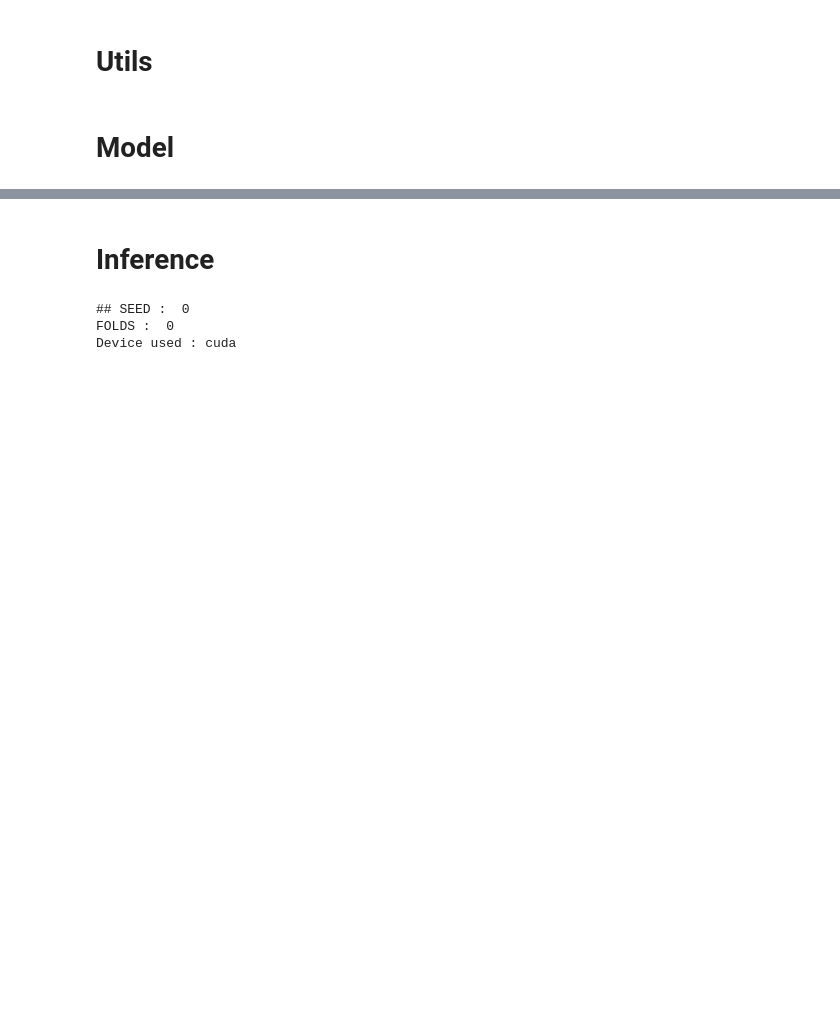
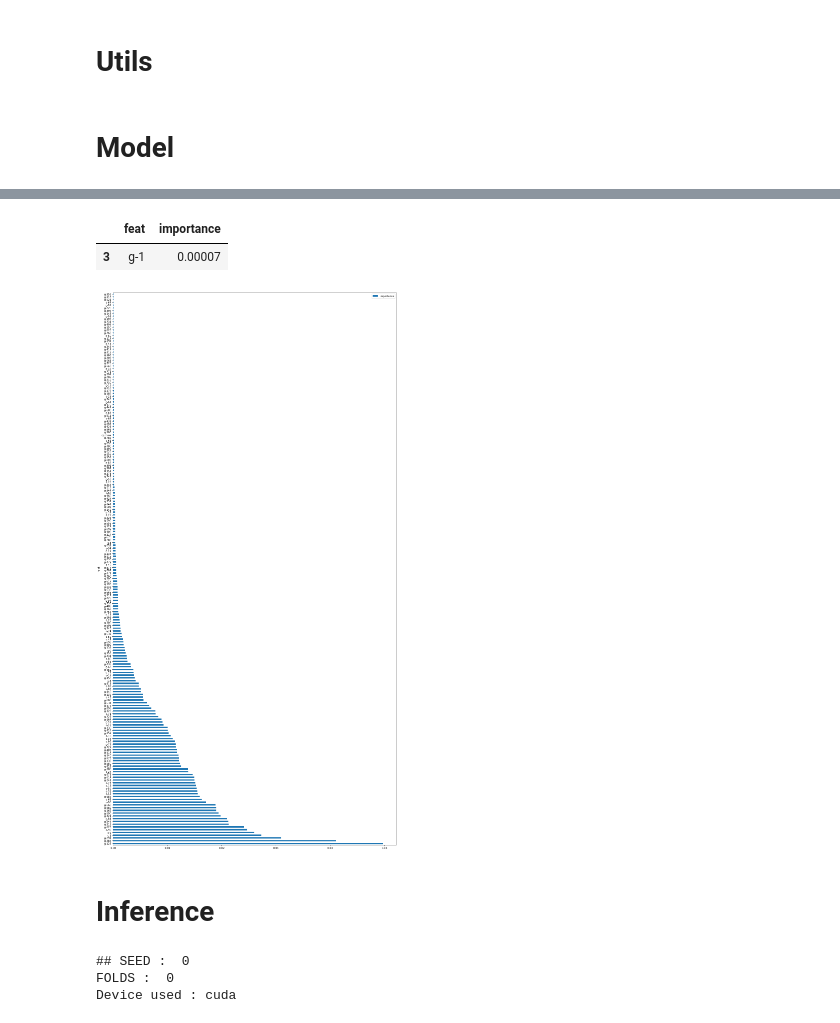
Before and after one commit to tdenimal/moa_kaggle, a Jupyter notebook: notebooks/playground.ipynb, the cells around one changed output, grey strips where cells are left out. Saved outputs shown, nothing was run; the diff lists cells and outputs as text; code cells hidden in the pictures; blank space fills up the shorter version.

```diff
--- a/notebooks/playground.ipynb
+++ b/notebooks/playground.ipynb
@@ -89,0 +180,16 @@ NameError: name 'clus_c' is not defined
+# %%
+# Rankgauss preprocessing
+from sklearn.preprocessing import QuantileTransformer
+
+#RankGauss
+
+for col in (c_cols + g_cols):
+
+    transformer = QuantileTransformer(n_quantiles=100, random_state=0, output_distribution="normal")
+    vec_len = len(train_features[col].values)
+    vec_len_test = len(test_features[col].values)
+    raw_vec = train_features[col].values.reshape(vec_len, 1)
+    transformer.fit(raw_vec)
+
+    train_features[col] = transformer.transform(raw_vec).reshape(1, vec_len)[0]
+    test_features[col] = transformer.transform(test_features[col].values.reshape(vec_len_test, 1)).reshape(1, vec_len_test)[0]
@@ -989,8 +1121,18 @@ if cfg.strategy == "KFOLD":
                                     scheduler_fn=torch.optim.lr_scheduler.MultiStepLR)
             #'sparsemax'
 
-            model.fit(X_train=X_train, y_train=y_train, X_valid=X_val, y_valid=y_val,max_epochs=cfg.EPOCHS, patience=50, batch_size=1024, virtual_batch_size=128,
-                    num_workers=0, drop_last=False, loss_fn=torch.nn.functional.binary_cross_entropy_with_logits)
+            model.fit(X_train=X_train,
+                      y_train=y_train,
+                      X_valid=X_val,
+                      y_valid=y_val,
+                      max_epochs=cfg.EPOCHS,
+                      patience=50,
+                      batch_size=1024,
+                      virtual_batch_size=128,
+                      num_workers=0,
+                      drop_last=False,
+                      loss_fn=torch.nn.functional.binary_cross_entropy_with_logits)
+
             model.load_best_model()
             preds = model.predict(X_val)
             preds = torch.sigmoid(torch.as_tensor(preds)).detach().cpu().numpy()
@@ -1072,6 +1209,19 @@ TabNetRegressor(cat_dims=[3, 2], cat_emb_dim=[1, 1], cat_idxs=[0, 1],
                 output_dim=206,
                 scheduler_fn=<class 'torch.optim.lr_scheduler.MultiStepLR'>,
                 scheduler_params={'gamma': 0.9, 'milestones': [100, 150]})
+# %%
+test = pd.DataFrame([[c[0],c[1]] for c in zip(col_features[1:],model.feature_importances_)],columns=["feat","importance"]).sort_values("importance",ascending=False)
+# %%
+test[test["feat"]=="g-1"]
+# %% [output]
+|  | feat | importance |
+| 3 | g-1 | 0.00007 |
+# %%
+import matplotlib.pyplot as plt
+test[:200].plot.barh(x="feat",y="importance",figsize=(20,40))
+plt.show()
+# %% [output]
+[figure, added]
 # %% [markdown]
 # Inference
 # %%
```
Also changed, not shown: parts of 23 cells of this notebook, 8 other files.
